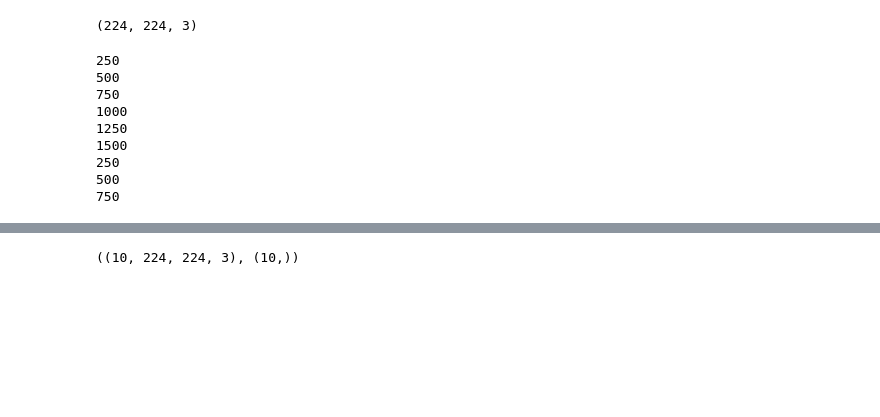
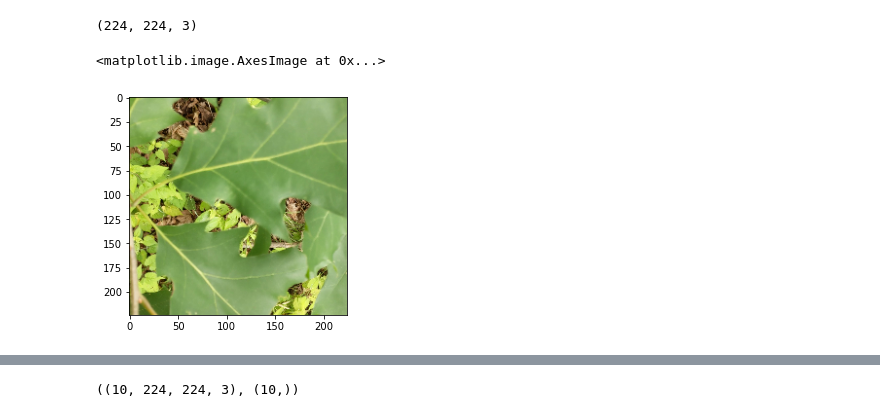
Before and after one commit to drewb8419/leaves_recognition_CNN, a Jupyter notebook: 1_Capstone3_wrangle_EDA.ipynb, the cells around one changed output, grey strips where cells are left out. Drawn from its saved outputs; the diff is of its cells as text; code cells hidden in the pictures; blank space fills up the shorter version.

```diff
--- a/1_Capstone3_wrangle_EDA.ipynb
+++ b/1_Capstone3_wrangle_EDA.ipynb
@@ -97,7 +89,8 @@ def extract_frames(video_path, frames_dir, overwrite=False, start=-1, end=-1, ev
 # %%
-# assign folder path
-Folderpath = 'videos'
+# assign root to find videos
+# should be '' for training set and 'holdout_set/' for testing
+root = ''
 # save files as list
-videos = os.listdir('videos')
+videos = os.listdir(root + 'videos')
 # %%
 videos
@@ -124,3 +114,4 @@ from skimage.transform import rotate, rescale, resize
 # %%
-os.listdir('raw_frames/oak')[30]
+pic = os.listdir('raw_frames/oak')[12]
+pic
 # %% [output]
@@ -128,2 +119,2 @@ os.listdir('raw_frames/oak')[30]
 # %%
-path = 'raw_frames/'+'maple' + '/' + 'maple_1_0000000860.jpg'
+path = root + 'raw_frames/'+'oak/' + pic
@@ -182 +158,7 @@ def square_image(image):
+# %%
+# show sample of processed image
+plt.imshow(image)
+# %% [output]
+<matplotlib.image.AxesImage at 0x...>
+[figure, added]
 # %%
@@ -246,28 +196,21 @@ def bw_augment(path, tree, size=(224,224,1), make_edges=False, overwrite=False):
 # %%
+# process raw frames to make augmentations
+# loop through folders
+# run color_224_normal function on each raw frame up to limit
+
 process_images = True
-limit = np.inf
-folders = os.listdir('raw_frames')
+limit = np.inf # limit how many raw images to process for each tree type
+folders = os.listdir(root + 'raw_frames')
 if process_images: # stop if processing is unnecessary
     # loop through raw images, augment images 3 times, save in new directories
     for t in range(len(folders)):
         count = 0
-        path = 'raw_frames/'+folders[t]
+        path = root + 'raw_frames/'+folders[t]
         photos = os.listdir(path)   # make list of image files in each tree directory
         for photo in photos:      # loop through each photo, making augmentations
             if count == limit:
                 break
-            #bw_augment(Path(path +'/'+ photo), folders[t])
             color_224_normal(Path(path +'/'+ photo), folders[t], overwrite=False)
             count += 1
             if count%250 == 0:
-                print(count)
+                print(count) # show progress of processing
-# %% [output]
-250
-500
-750
-1000
-1250
-1500
-250
-500
-750
```
Also changed, not shown: parts of 65 cells of this notebook, 4 other files.
